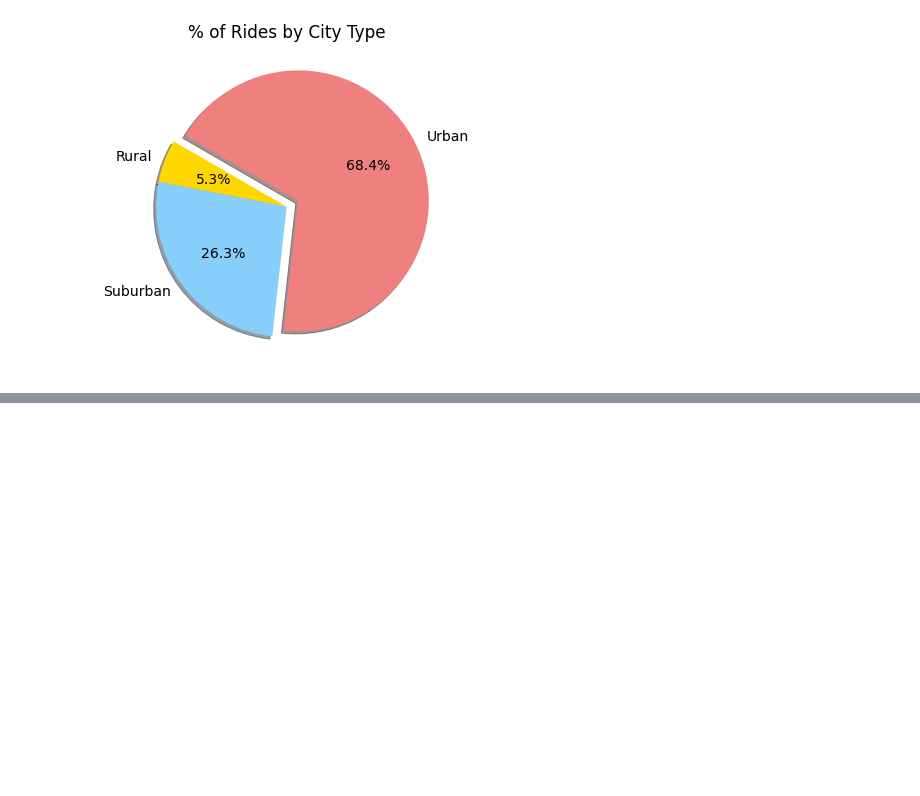
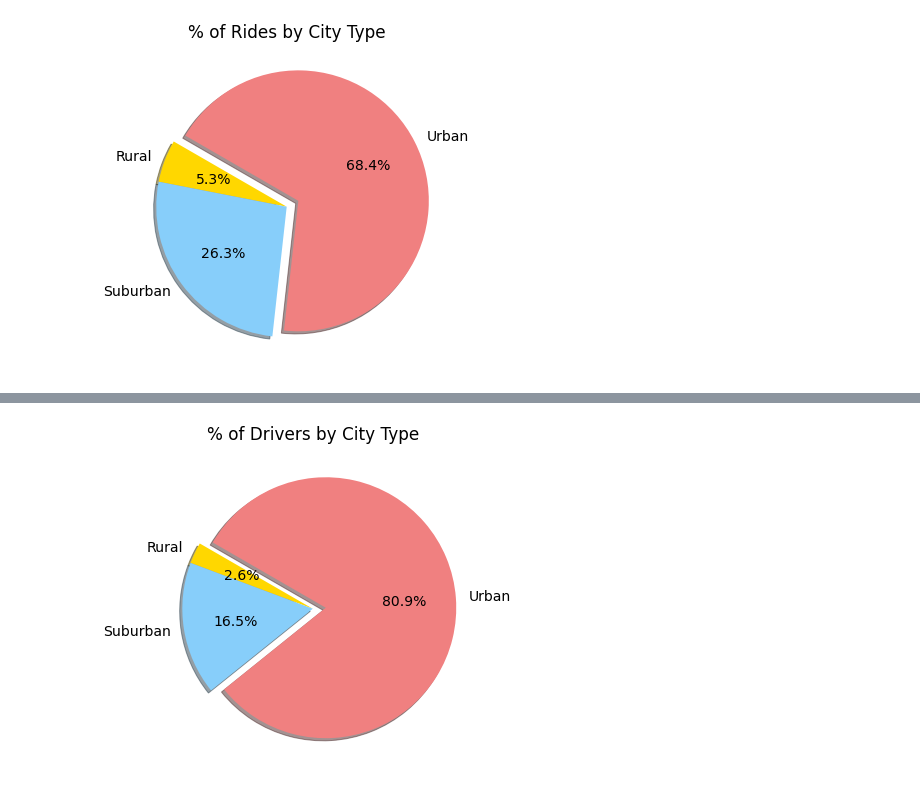
Before and after one commit to GloriaY007/PyBer-Analysis, a Jupyter notebook: PyBer.ipynb, the cells around one changed output, grey strips where cells are left out. Saved outputs shown, nothing was run; the diff lists cells and outputs as text; code cells hidden in the pictures; blank space fills up the shorter version.

Commit message:
Adding Pie Chart for the Percentage of Drivers for Each City Type

```diff
--- a/PyBer.ipynb
+++ b/PyBer.ipynb
@@ -967,4 +975,4 @@ total_rides
 # %%
-# Calculate the percentage of rides for each city type.
-ride_percents = 100 * pyber_data_df.groupby(["type"]).count()["ride_id"] / pyber_data_df["ride_id"].count()
-ride_percents
+# Calculate the percentage of drivers for each city type.
+drivers_percents = 100 * city_data_df.groupby(["type"]).sum()["driver_count"] / city_data_df["driver_count"].sum()
+drivers_percents
@@ -975,18 +991,20 @@ plt.show()
 # %%
 # Import mpl to change the plot configurations using rcParams.
 import matplotlib as mpl
 # Build Pie Chart
 plt.subplots(figsize=(10, 6))
-plt.pie(ride_percents,
+plt.pie(drivers_percents,
     labels=["Rural", "Suburban", "Urban"],
     colors=["gold", "lightskyblue", "lightcoral"],
     explode=[0, 0, 0.1],
     autopct='%1.1f%%',
     shadow=True, startangle=150)
-plt.title("% of Rides by City Type")
+plt.title("% of Drivers by City Type")
 # Change the default font size from 10 to 14.
 mpl.rcParams['font.size'] = 14
 # Save Figure
 plt.savefig("analysis/Fig7.png")
 # Show Figure
 plt.show()
+# %% [output]
+[figure, added]
```
Also changed, not shown: parts of 4 cells of this notebook.
